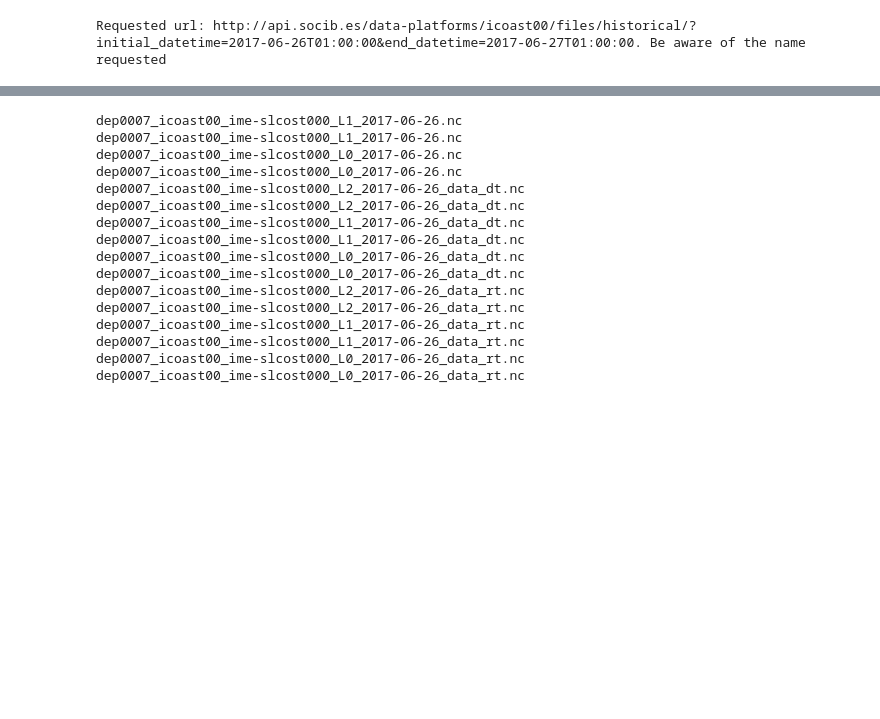
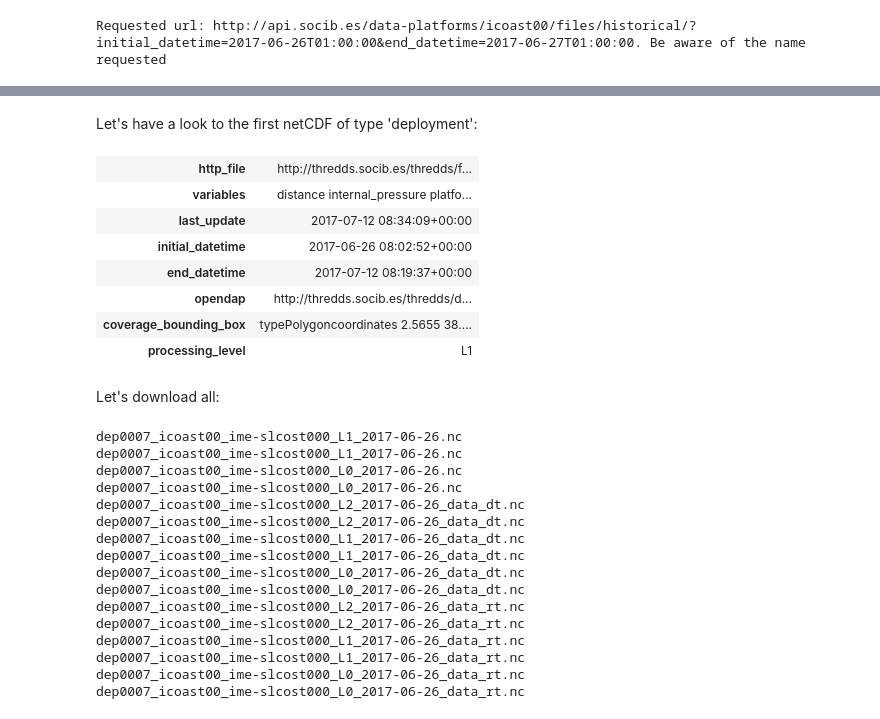
Before and after one commit to socib/API_examples, a Jupyter notebook: hands_on/hands_on_3.ipynb, the cells around one changed output, grey strips where cells are left out. Cells and saved outputs as stored; diff of their text form; code cells hidden in the pictures; blank space fills up the shorter version.

Commit message:
Notebooks updated to match last changes in API

```diff
--- a/hands_on/hands_on_3.ipynb
+++ b/hands_on/hands_on_3.ipynb
@@ -115,3 +104,20 @@ Donwload above latest netCDFs:
+# %% [markdown]
+Let's have a look to the first netCDF of type 'deployment':
+# %%
+deployment_netCDF = response['entries']['deployment'][0] #netCDF number 0 of type platform
+netCDF_metadata = {k:v for k, v in deployment_netCDF.items()}
+HTML(json2html.convert(json=netCDF_metadata))
+# %% [output]
+| http_file | http://thredds.socib.es/thredds/f... |
+| variables | distance internal_pressure platfo... |
+| last_update | 2017-07-12 08:34:09+00:00 |
+| initial_datetime | 2017-06-26 08:02:52+00:00 |
+| end_datetime | 2017-07-12 08:19:37+00:00 |
+| opendap | http://thredds.socib.es/thredds/d... |
+| coverage_bounding_box | typePolygoncoordinates 2.5655 38.... |
+| processing_level | L1 |
+# %% [markdown]
+Let's download all:
 # %%
 path = os.getcwd() #set the path you want the files to endup. Working directory as default one.
 # %%
```
Also changed, not shown: parts of 4 cells of this notebook, 2 other files.
